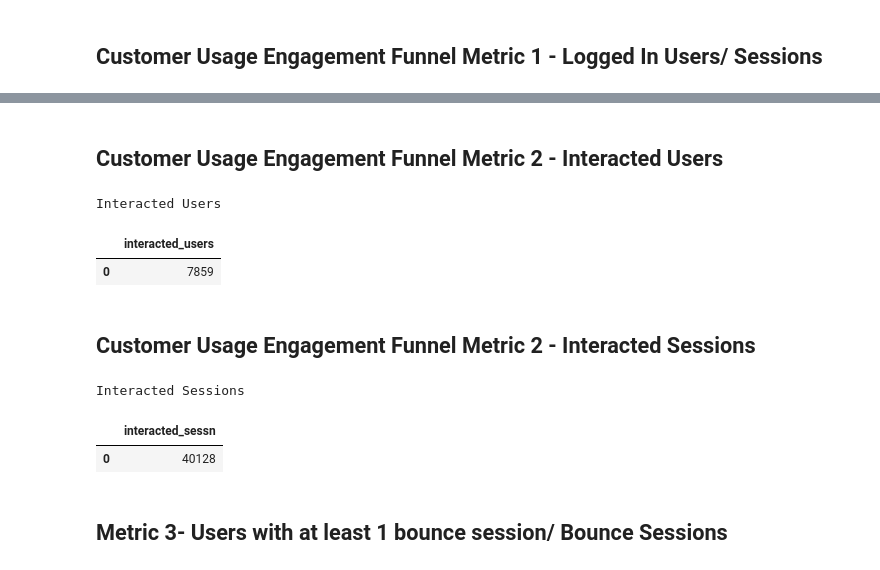
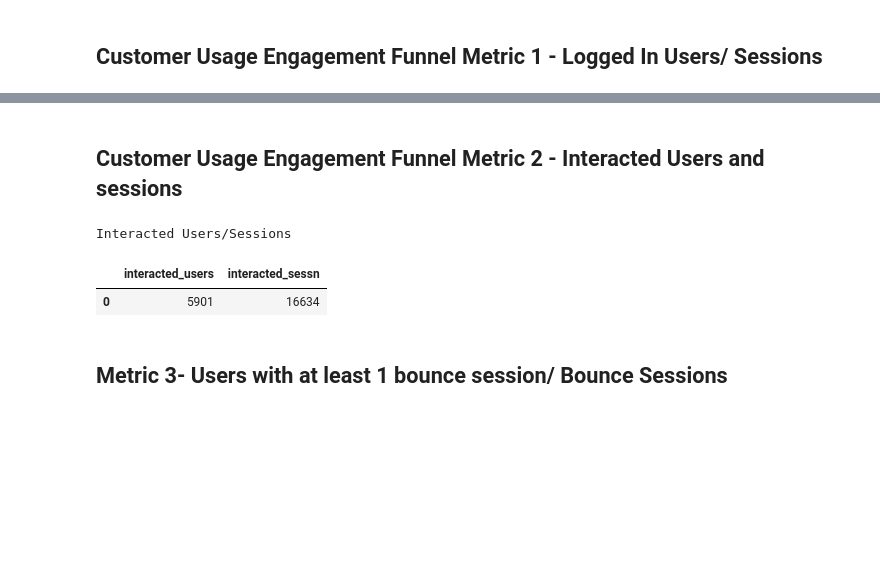
Before and after one commit to kanaktiwari-wal/Raptor-Scorecard-Metric, a Jupyter notebook: raptor_scorecard_metrics.ipynb, the cells around one changed output, grey strips where cells are left out. Saved outputs shown, nothing was run; the diff lists cells and outputs as text; code cells hidden in the pictures; blank space fills up the shorter version.

Commit message:
Updated new metrics

```diff
--- a/raptor_scorecard_metrics.ipynb
+++ b/raptor_scorecard_metrics.ipynb
@@ -185,62 +185,34 @@ Logged in users/ sessions
 # %% [markdown]
-## Customer Usage Engagement Funnel Metric 2 - Interacted Users
+## Customer Usage Engagement Funnel Metric 2 - Interacted Users and sessions
 # %%
-print("Interacted Users")
+print("Interacted Users/Sessions")
 
 sql = f"""
 WITH invited_users AS (
 SELECT DISTINCT pg_cust_acct_id AS pg_cust_id
 FROM gpadata_analytics.{invited_users})
 
 SELECT
-  COUNT(DISTINCT a.pg_cust_id) AS interacted_users
-FROM (SELECT DISTINCT pg_cust_id FROM ww_csd_dl_tables.csd_site_traffic_rptr_event_log_vw
+  COUNT(DISTINCT a.pg_cust_id) AS interacted_users,
+  COUNT(DISTINCT brwsr_sessn_cooke_val) AS interacted_sessn
+FROM (SELECT DISTINCT pg_cust_id, brwsr_sessn_cooke_val FROM ww_csd_dl_tables.csd_site_traffic_rptr_event_log_vw
 WHERE event_dt BETWEEN DATE '{start_dt}' AND DATE '{end_dt}'
 AND (assoc_ind = 'false' OR assoc_ind is null) -- Exclude the associates
 AND actn_catg_nm IN ('onClick')
 AND pg_cust_id IS NOT NULL) a -- This will exclude the onboarding events
 JOIN invited_users i
 ON i.pg_cust_id = a.pg_cust_id -- To only keep the invited users
 """
 
 cur.execute(sql)
 rows = cur.fetchall()
 cols = [desc[0] for desc in cur.description]   # extract column names
 interacted_users = pd.DataFrame(rows, columns=cols)
 interacted_users.head()
 # %% [output]
-Interacted Users
+Interacted Users/Sessions
-|  | interacted_users |
-| 0 | 7859 |
+|  | interacted_users | interacted_sessn |
+| 0 | 5901 | 16634 |
-# %% [markdown]
-## Customer Usage Engagement Funnel Metric 2 - Interacted Sessions
-# %%
-print("Interacted Sessions")
-
-sql = f"""
-WITH invited_users AS (
-SELECT DISTINCT pg_cust_acct_id AS pg_cust_id
-FROM gpadata_analytics.{invited_users})
-
-SELECT
-  COUNT(DISTINCT brwsr_sessn_cooke_val) AS interacted_sessn
-FROM ww_csd_dl_tables.csd_site_traffic_rptr_event_log_vw a
-JOIN invited_users i
-ON i.pg_cust_id = a.pg_cust_id -- To only keep the invited users
-WHERE event_dt BETWEEN DATE '{start_dt}' AND DATE '{end_dt}'
-AND (assoc_ind = 'false' OR assoc_ind is null) -- Exclude the associates
-AND actn_catg_nm IN ('onClick')
-"""
-
-cur.execute(sql)
-rows = cur.fetchall()
-cols = [desc[0] for desc in cur.description]   # extract column names
-interacted_sessn = pd.DataFrame(rows, columns=cols)
-interacted_sessn.head()
-# %% [output]
-Interacted Sessions
-|  | interacted_sessn |
-| 0 | 40128 |
 # %% [markdown]
 ## Metric 3- Users with at least 1 bounce session/ Bounce Sessions
 # %%
```
Also changed, not shown: parts of 36 cells of this notebook.
